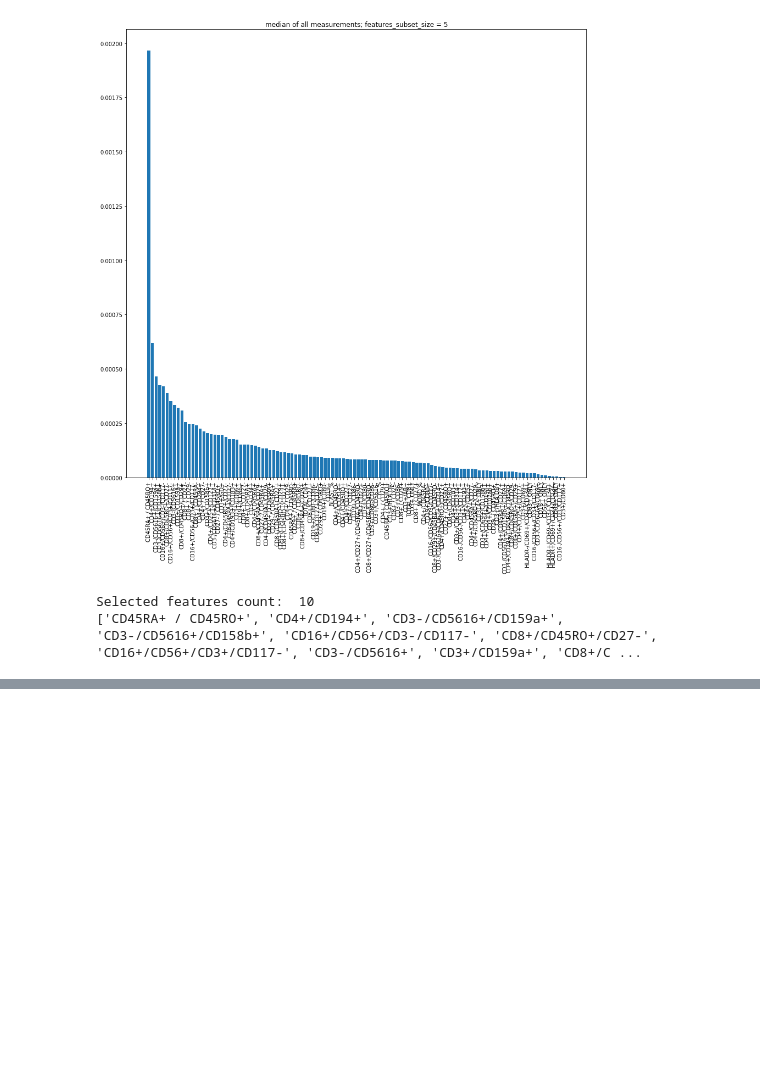
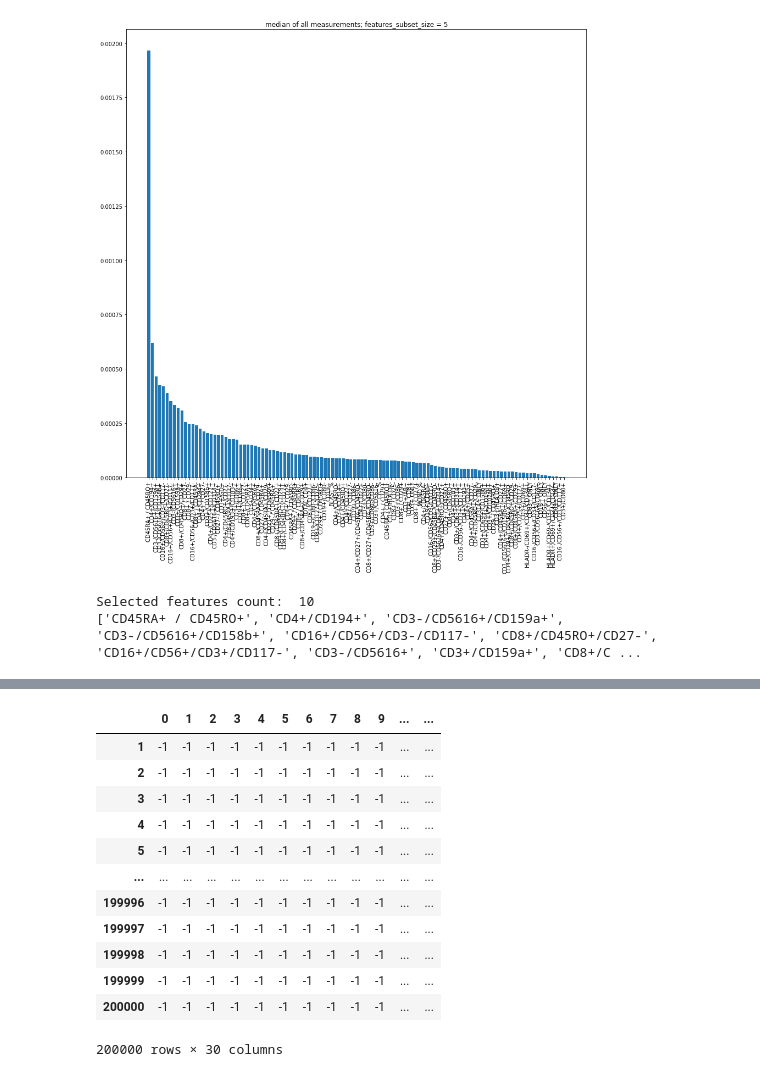
Before and after one commit to pszemkor/FSTool, a Jupyter notebook: PrometheusNotebook/FeatureSelectionNotebook-INFO_BASED.ipynb, the cells around one changed output, grey strips where cells are left out. Saved outputs shown, nothing was run; the diff lists cells and outputs as text; code cells hidden in the pictures; blank space fills up the shorter version.

```diff
--- a/PrometheusNotebook/FeatureSelectionNotebook-INFO_BASED.ipynb
+++ b/PrometheusNotebook/FeatureSelectionNotebook-INFO_BASED.ipynb
@@ -262,0 +376,18 @@ Selected features count:  10
+# %%
+d.columns = d.columns.astype(str)
+# %%
+d
+# %% [output]
+|  | 0 | 1 | 2 | 3 | 4 | 5 | 6 | 7 | 8 | 9 | ... | ... |
+| 1 | -1 | -1 | -1 | -1 | -1 | -1 | -1 | -1 | -1 | -1 | ... | ... |
+| 2 | -1 | -1 | -1 | -1 | -1 | -1 | -1 | -1 | -1 | -1 | ... | ... |
+| 3 | -1 | -1 | -1 | -1 | -1 | -1 | -1 | -1 | -1 | -1 | ... | ... |
+| 4 | -1 | -1 | -1 | -1 | -1 | -1 | -1 | -1 | -1 | -1 | ... | ... |
+| 5 | -1 | -1 | -1 | -1 | -1 | -1 | -1 | -1 | -1 | -1 | ... | ... |
+| ... | ... | ... | ... | ... | ... | ... | ... | ... | ... | ... | ... | ... |
+| 199996 | -1 | -1 | -1 | -1 | -1 | -1 | -1 | -1 | -1 | -1 | ... | ... |
+| 199997 | -1 | -1 | -1 | -1 | -1 | -1 | -1 | -1 | -1 | -1 | ... | ... |
+| 199998 | -1 | -1 | -1 | -1 | -1 | -1 | -1 | -1 | -1 | -1 | ... | ... |
+| 199999 | -1 | -1 | -1 | -1 | -1 | -1 | -1 | -1 | -1 | -1 | ... | ... |
+| 200000 | -1 | -1 | -1 | -1 | -1 | -1 | -1 | -1 | -1 | -1 | ... | ... |
+200000 rows × 30 columns
```
Also changed, not shown: parts of 14 cells of this notebook, 3 other files.
